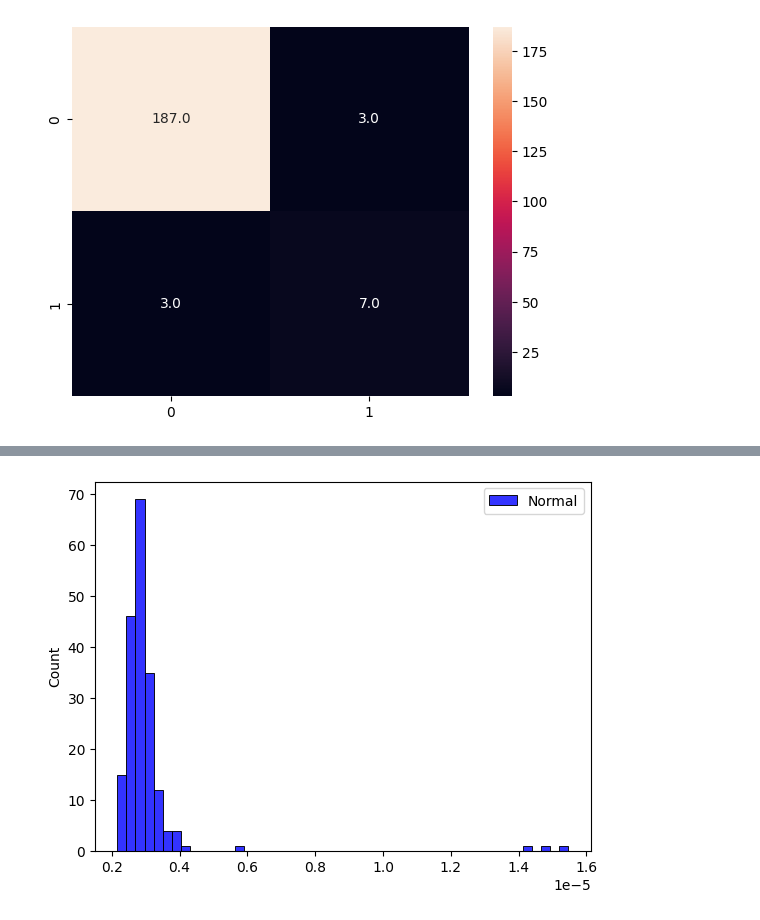
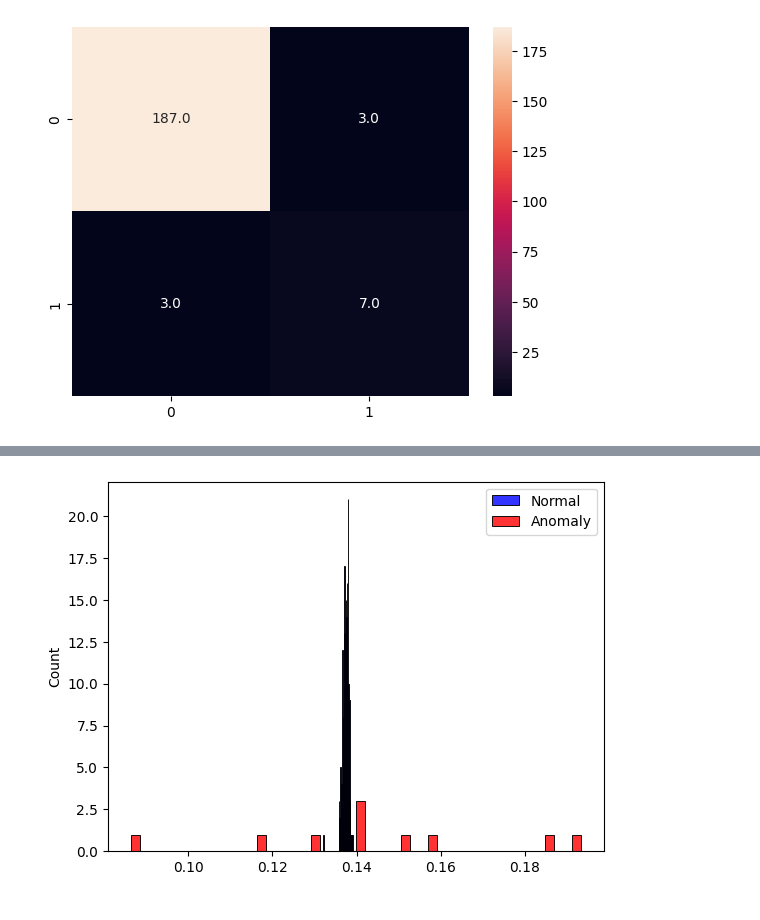
Before and after one commit to weso500/IOT-Anomaly-Detection, a Jupyter notebook: Initial_Second_Level_Learner.ipynb, the cells around one changed output, grey strips where cells are left out. Drawn from its saved outputs; the diff is of its cells as text; code cells hidden in the pictures.

```diff
--- a/Initial_Second_Level_Learner.ipynb
+++ b/Initial_Second_Level_Learner.ipynb
@@ -16,6 +16,16 @@ import matplotlib.pyplot as plt
 from sklearn.metrics import classification_report
 from sklearn.metrics import confusion_matrix
 # %%
-x_train = pd.read_csv('/content/Total_Train.csv' )
+x_train_raw = pd.read_csv('/content/Total_Train.csv' )
 # %%
-x_test = pd.read_csv('/content/Total_Test.csv' )
+x_test_raw = pd.read_csv('/content/Total_Test.csv' )
+# %%
+# copy the data
+x_train = x_train_raw.copy()
+
+# apply normalization techniques
+for column in x_train.columns:
+    x_train[column] = x_train[column]  / x_train[column].abs().max()
+
+# view normalized data
+display(x_train)
@@ -21,0 +46,10 @@ x_test = pd.read_csv('/content/Total_Test.csv' )
+# %%
+# copy the data
+x_test = x_test_raw.copy()
+
+# apply normalization techniques
+for column in x_test.columns:
+    x_test[column] = x_test[column]  / x_test[column].abs().max()
+
+# view normalized data
+display(x_test)
@@ -165,7 +214,7 @@ for i in range(190):
   # Reshape to (1, 14) for single sample prediction
   input_data = x_test.iloc[i].values.reshape(1, -1)
   pred = autoencoder.predict(input_data)
-  rmse(pred, input_data)
+  mse(pred, input_data)
   mse_values_normal_plot.append(mse(pred, input_data))
 
 count = 190
@@ -173,7 +222,7 @@ for i in range(10):
   # Reshape to (1, 14) for single sample prediction
   input_data = x_test.iloc[count].values.reshape(1, -1)
   pred = autoencoder.predict(input_data)
-  rmse(pred, input_data)
+  mse(pred, input_data)
   mse_values_anomaly_plot.append(mse(pred, input_data))
   count = count + 1
 
@@ -182,7 +231,7 @@ for i in range(len(x_test)):
   # Reshape to (1, 14) for single sample prediction
   input_data = x_test.iloc[i].values.reshape(1, -1)
   pred = autoencoder.predict(input_data)
-  rmse(pred, input_data)
+  mse(pred, input_data)
   mse_values.append(mse(pred, input_data))
 
 norm = [float(i)/sum(mse_values) for i in mse_values]
@@ -203,7 +252,7 @@ print(prediction)
 
 # Visualize the threshold using the list of mse values
 sns.histplot(mse_values_normal_plot, bins=50, alpha=0.8, color='blue', label='Normal')
-#sns.histplot(mse_values_anomaly_plot, bins=50, alpha=0.8, color='red', label='Anomaly')
+sns.histplot(mse_values_anomaly_plot, bins=50, alpha=0.8, color='red', label='Anomaly')
 #plt.axvline(x=loss_threshold, color='orange')
 #plt.xlim([0.0, 0.0003])
 plt.legend()
@@ -232 +279 @@ The prediction loss threshold for 5% of outliers is 0.00
-[figure, old version]
+[figure, new version]
```
Also changed, not shown: parts of 9 cells of this notebook.
